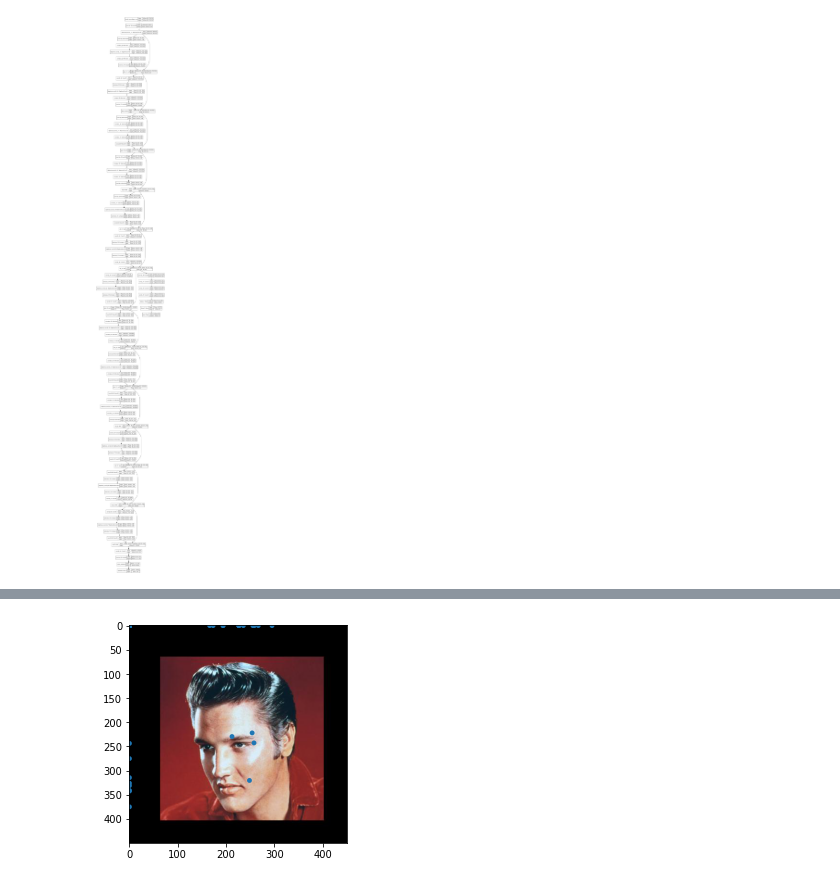
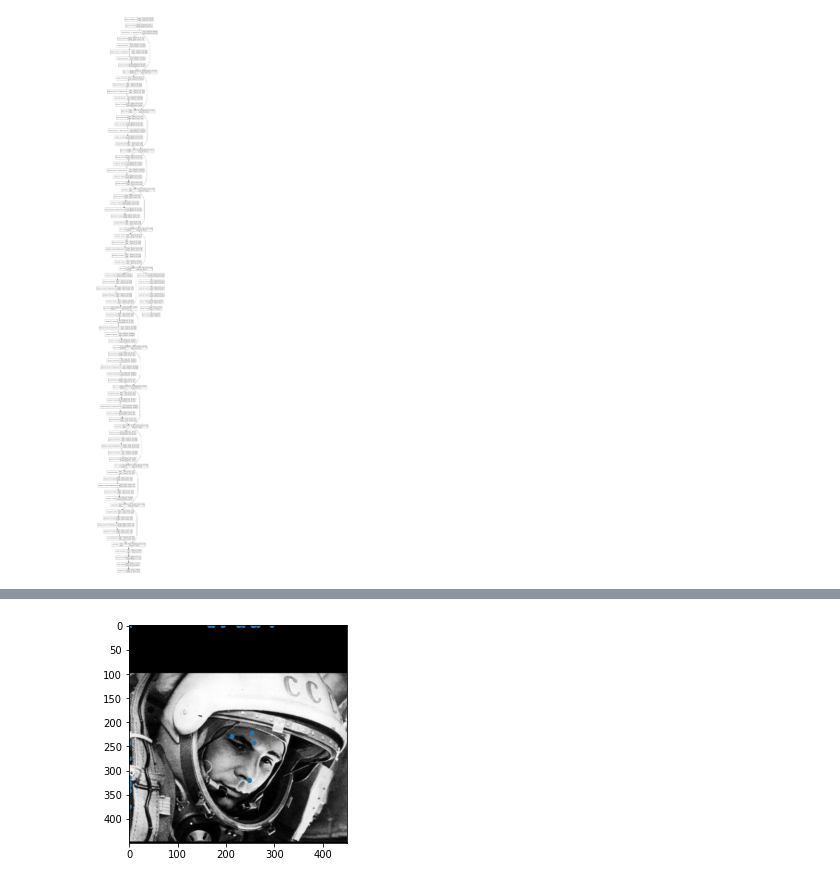
Before and after one commit to Waidhoferj/CSC-566-Project, a Jupyter notebook: FacialLandmarks.ipynb, the cells around one changed output, grey strips where cells are left out. Drawn from its saved outputs; the diff is of its cells as text; code cells hidden in the pictures.

```diff
--- a/FacialLandmarks.ipynb
+++ b/FacialLandmarks.ipynb
@@ -169,7 +169,7 @@ def create_PFLD_model(input_shape, training=True):
   If training is true, it attaches the aux model
   """
   input_layer = layers.Input(input_shape, name="model_input")
-  x = layers.Conv2D(64,(3,3), strides=(2,2), activation="relu")(input_layer)
+  x = layers.Conv2D(64,(3,3), strides=(2,2), activation="relu", padding="same")(input_layer)
   x = layers.DepthwiseConv2D(64, strides=(1,1), activation="relu")(x)
   for _ in range(5):
     x = mobilenet_block(x, t=2, c=64, s=2)
@@ -244,14 +239,14 @@ AttributeError: ignored
 # %%
 #@title View Predicted Images
-image_index = 4 #@param {type:"slider", min:1, max:16, step:1}
+image_index = 9 #@param {type:"slider", min:1, max:16, step:1}
 points = landmarks * 450
 i = 0
 for batch in images:
   for img in batch:
     if (i == image_index):
 
       display_landmarks(tf.reshape(img, (450,450,3)), landmarks[image_index])
       break
     i += 1
 # %% [output]
-[figure, old version]
+[figure, new version]
```
Also changed, not shown: parts of 2 cells of this notebook.
